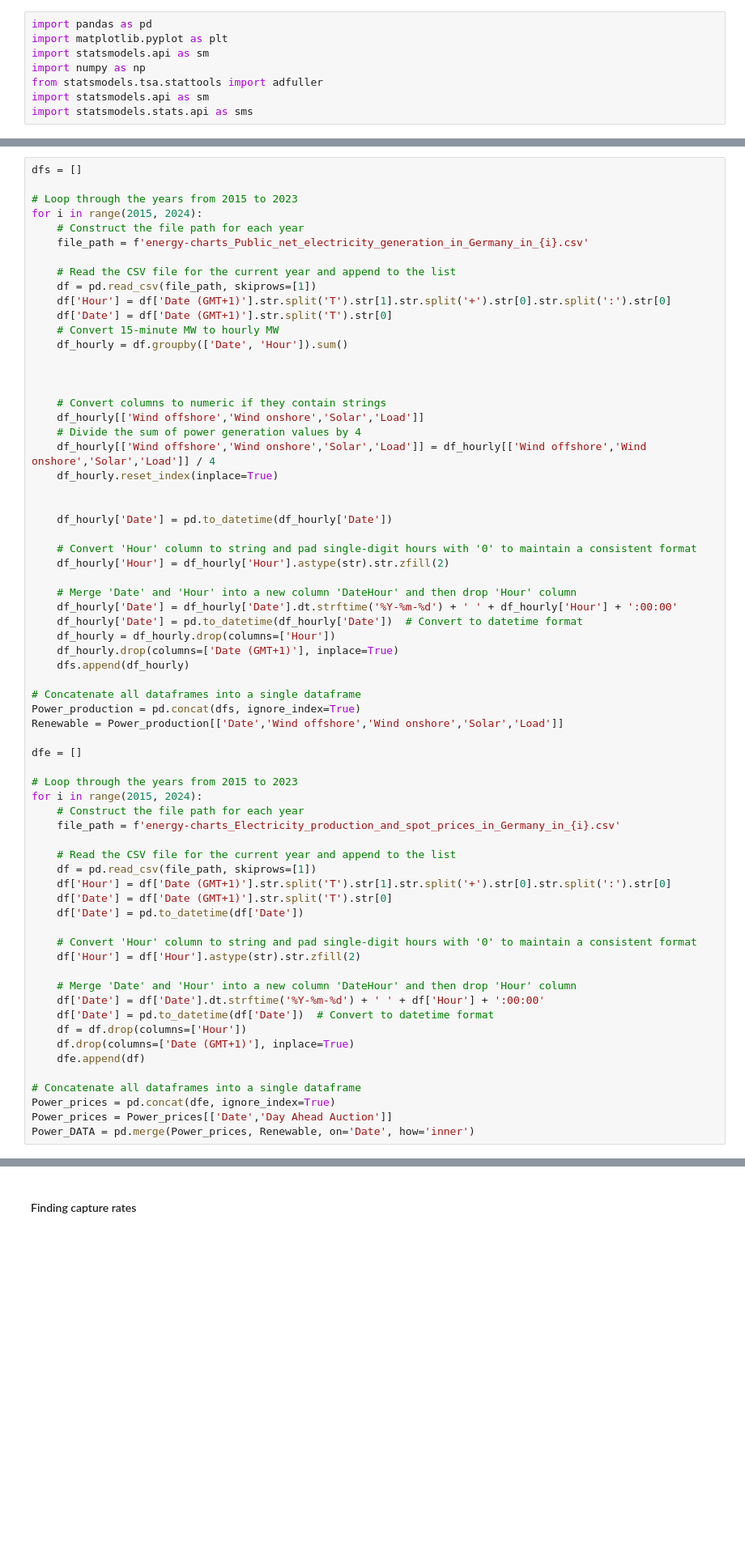
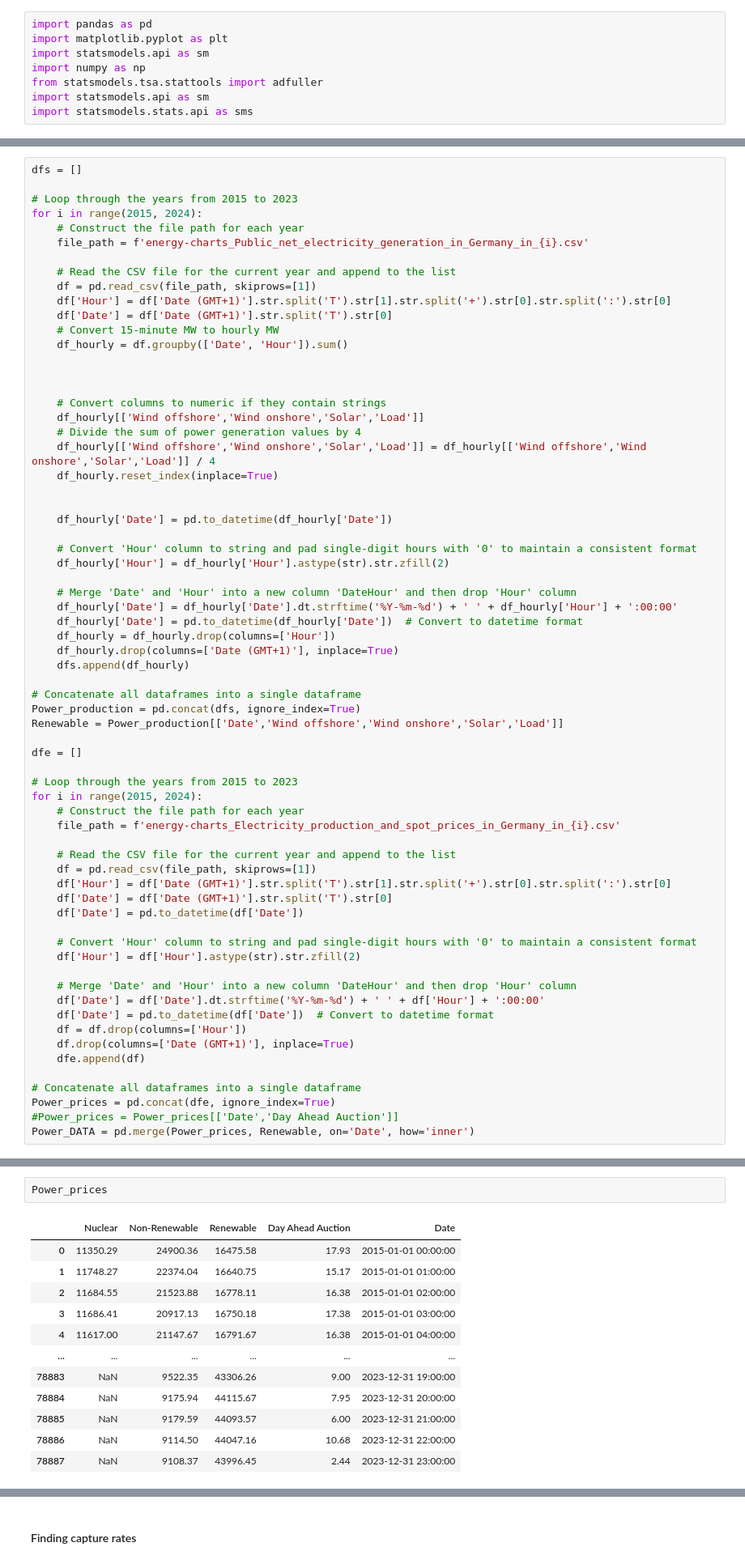
Before and after one commit to FerdinandBjerreWahl/Energy-Economics, a Jupyter notebook: Analyse_Entsoe.ipynb, the cells around one changed output, grey strips where cells are left out. Shown at 81% size. Saved outputs shown, nothing was run; the diff lists cells and outputs as text; blank space fills up the shorter version.

```diff
--- a/Analyse_Entsoe.ipynb
+++ b/Analyse_Entsoe.ipynb
@@ -73,5 +73,5 @@ for i in range(2015, 2024):
 
 # Concatenate all dataframes into a single dataframe
 Power_prices = pd.concat(dfe, ignore_index=True)
-Power_prices = Power_prices[['Date','Day Ahead Auction']]
+#Power_prices = Power_prices[['Date','Day Ahead Auction']]
 Power_DATA = pd.merge(Power_prices, Renewable, on='Date', how='inner')
@@ -93,0 +78,15 @@ Power_production
+# %%
+Power_prices
+# %% [output]
+|  | Nuclear | Non-Renewable | Renewable | Day Ahead Auction | Date |
+| 0 | 11350.29 | 24900.36 | 16475.58 | 17.93 | 2015-01-01 00:00:00 |
+| 1 | 11748.27 | 22374.04 | 16640.75 | 15.17 | 2015-01-01 01:00:00 |
+| 2 | 11684.55 | 21523.88 | 16778.11 | 16.38 | 2015-01-01 02:00:00 |
+| 3 | 11686.41 | 20917.13 | 16750.18 | 17.38 | 2015-01-01 03:00:00 |
+| 4 | 11617.00 | 21147.67 | 16791.67 | 16.38 | 2015-01-01 04:00:00 |
+| ... | ... | ... | ... | ... | ... |
+| 78883 | NaN | 9522.35 | 43306.26 | 9.00 | 2023-12-31 19:00:00 |
+| 78884 | NaN | 9175.94 | 44115.67 | 7.95 | 2023-12-31 20:00:00 |
+| 78885 | NaN | 9179.59 | 44093.57 | 6.00 | 2023-12-31 21:00:00 |
+| 78886 | NaN | 9114.50 | 44047.16 | 10.68 | 2023-12-31 22:00:00 |
+| 78887 | NaN | 9108.37 | 43996.45 | 2.44 | 2023-12-31 23:00:00 |
```
Also changed, not shown: parts of 17 cells of this notebook, 2 other files.
